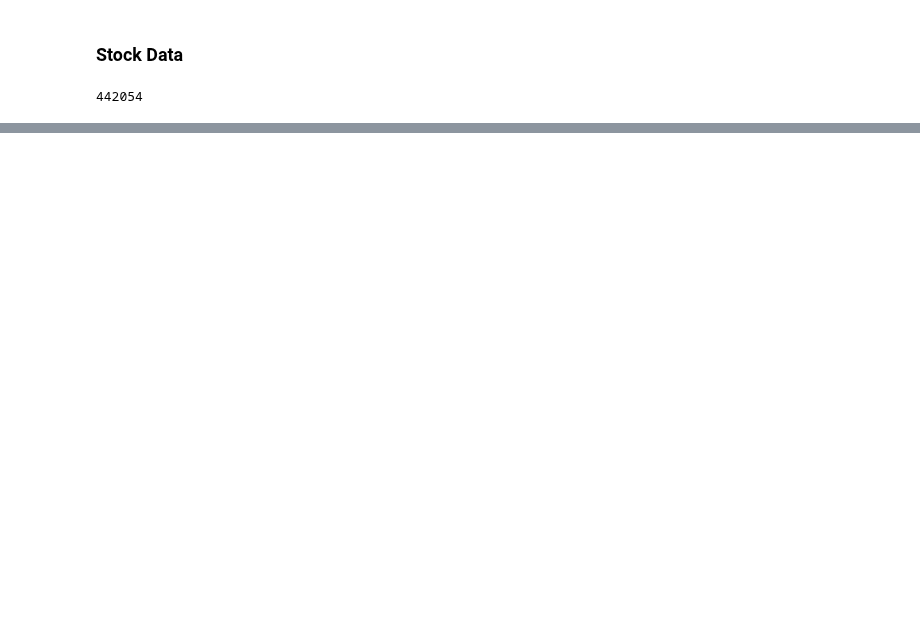
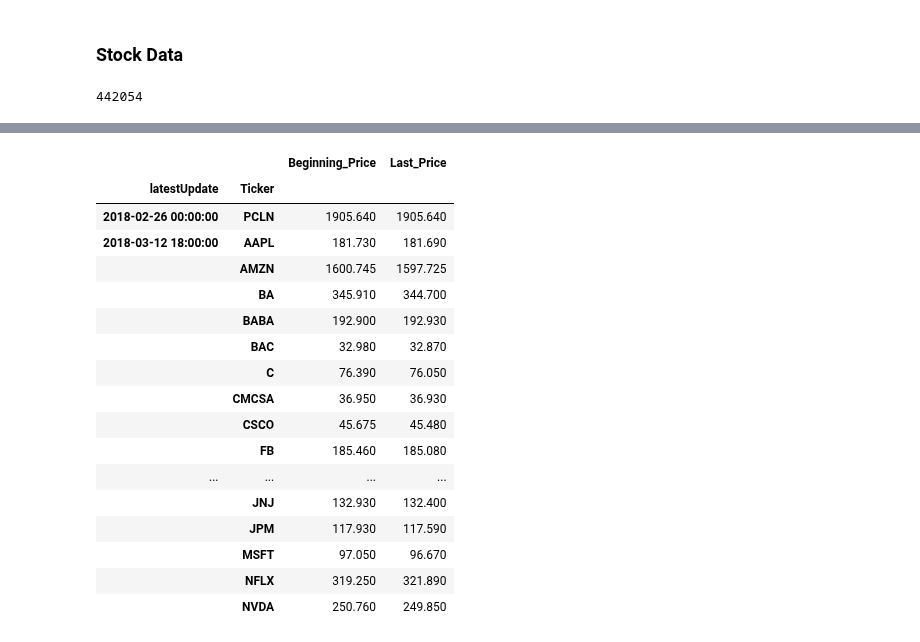
Before and after one commit to madderle/Capstone-Realtime-Streaming-Analytics, a Jupyter notebook: Analysis/src/Stock-Tweets-EDA.ipynb, the cells around one changed output, grey strips where cells are left out. Saved outputs shown, nothing was run; the diff lists cells and outputs as text; code cells hidden in the pictures; blank space fills up the shorter version.

Commit message:
Added stock aggregation

```diff
--- a/Analysis/src/Stock-Tweets-EDA.ipynb
+++ b/Analysis/src/Stock-Tweets-EDA.ipynb
@@ -240,3 +243,7 @@ stock_data.head()
 | 2 | GOOG | 5aa6c1ee12035200013785b5 | Alphabet Inc. | 1177.05 | 1172.005 | 2018-03-12 18:06:08 | 1353262 | 1157.42 | 814892181648 | ... |
 | 3 | GOOGL | 5aa6c1ee12035200013785b6 | Alphabet Inc. | 1178.16 | 1173.880 | 2018-03-12 18:07:13 | 1586022 | 1159.20 | 816195864516 | ... |
 | 4 | AMZN | 5aa6c1ef12035200013785b7 | Amazon.com Inc. | 1605.33 | 1600.745 | 2018-03-12 18:07:10 | 3518847 | 1586.70 | 774932152651 | ... |
+# %%
+# Need to convert the created_at to a time stamp
+stock_data.index=pd.to_datetime(stock_data['latestUpdate'])
+stock_data['latestUpdate'] = pd.to_datetime(stock_data['latestUpdate'])
@@ -242,0 +270,6 @@ stock_data.head()
+# %%
+#Group By hourly and stock price
+# Need to get the first stock price in teh hour, and then the last to take the difference to see how much change.
+stock_delimited_hourly = stock_data.sort_values('latestUpdate').groupby([pd.Grouper(freq="H"), 'Ticker']).first()['latestPrice'].to_frame()
+stock_delimited_hourly.columns = ['First_Price']
+stock_delimited_hourly.head(20)
@@ -242,0 +295,23 @@ stock_data.head()
+# %%
+stock_delimited_hourly['Last_Price'] = stock_data.sort_values('latestUpdate').groupby([pd.Grouper(freq="H"), 'Ticker']).last()['latestPrice']
+# %%
+stock_delimited_hourly.head(20)
+# %% [output]
+|  |  | Beginning_Price | Last_Price |
+| latestUpdate | Ticker |  |  |
+| 2018-02-26 00:00:00 | PCLN | 1905.640 | 1905.640 |
+| 2018-03-12 18:00:00 | AAPL | 181.730 | 181.690 |
+|  | AMZN | 1600.745 | 1597.725 |
+|  | BA | 345.910 | 344.700 |
+|  | BABA | 192.900 | 192.930 |
+|  | BAC | 32.980 | 32.870 |
+|  | C | 76.390 | 76.050 |
+|  | CMCSA | 36.950 | 36.930 |
+|  | CSCO | 45.675 | 45.480 |
+|  | FB | 185.460 | 185.080 |
+| ... | ... | ... | ... |
+|  | JNJ | 132.930 | 132.400 |
+|  | JPM | 117.930 | 117.590 |
+|  | MSFT | 97.050 | 96.670 |
+|  | NFLX | 319.250 | 321.890 |
+|  | NVDA | 250.760 | 249.850 |
```
Also changed, not shown: parts of 5 cells of this notebook.
